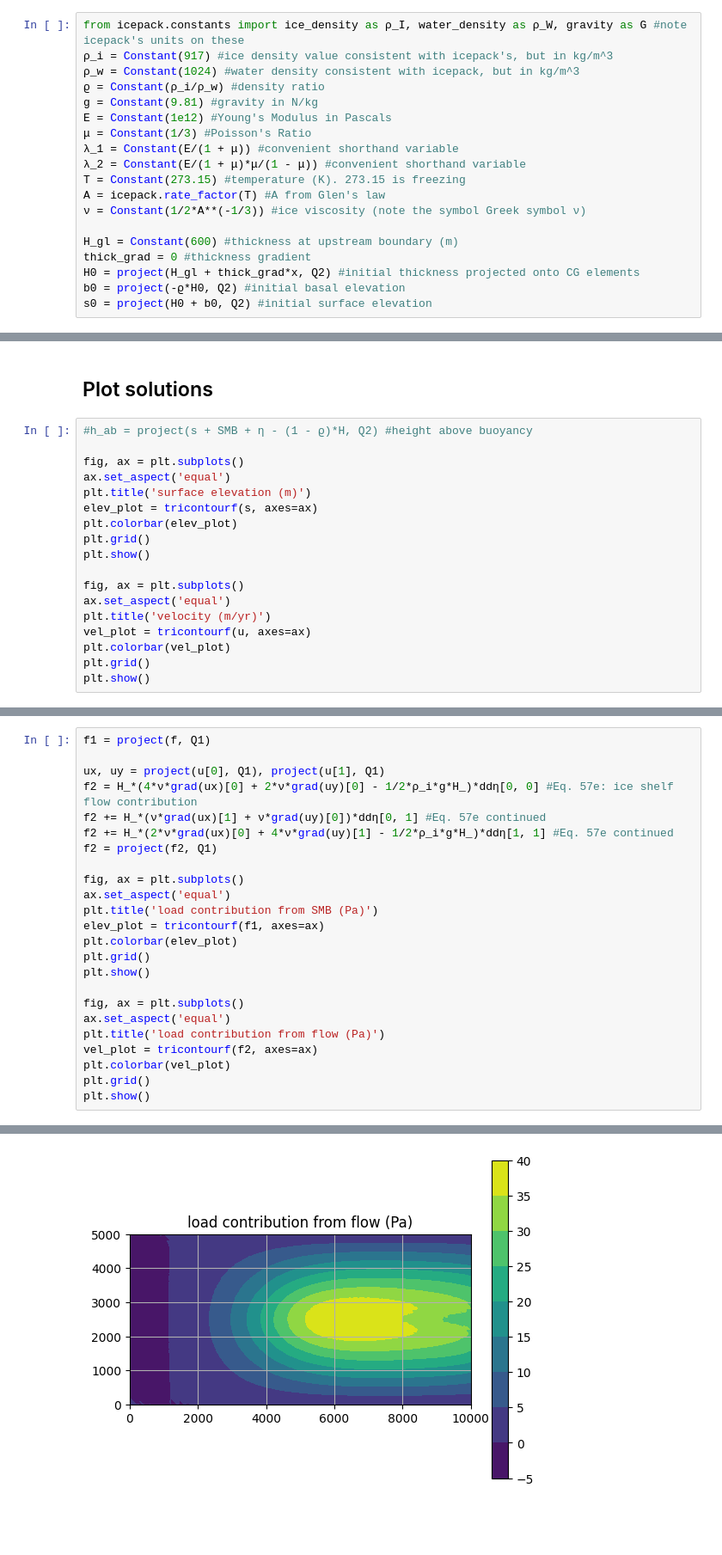
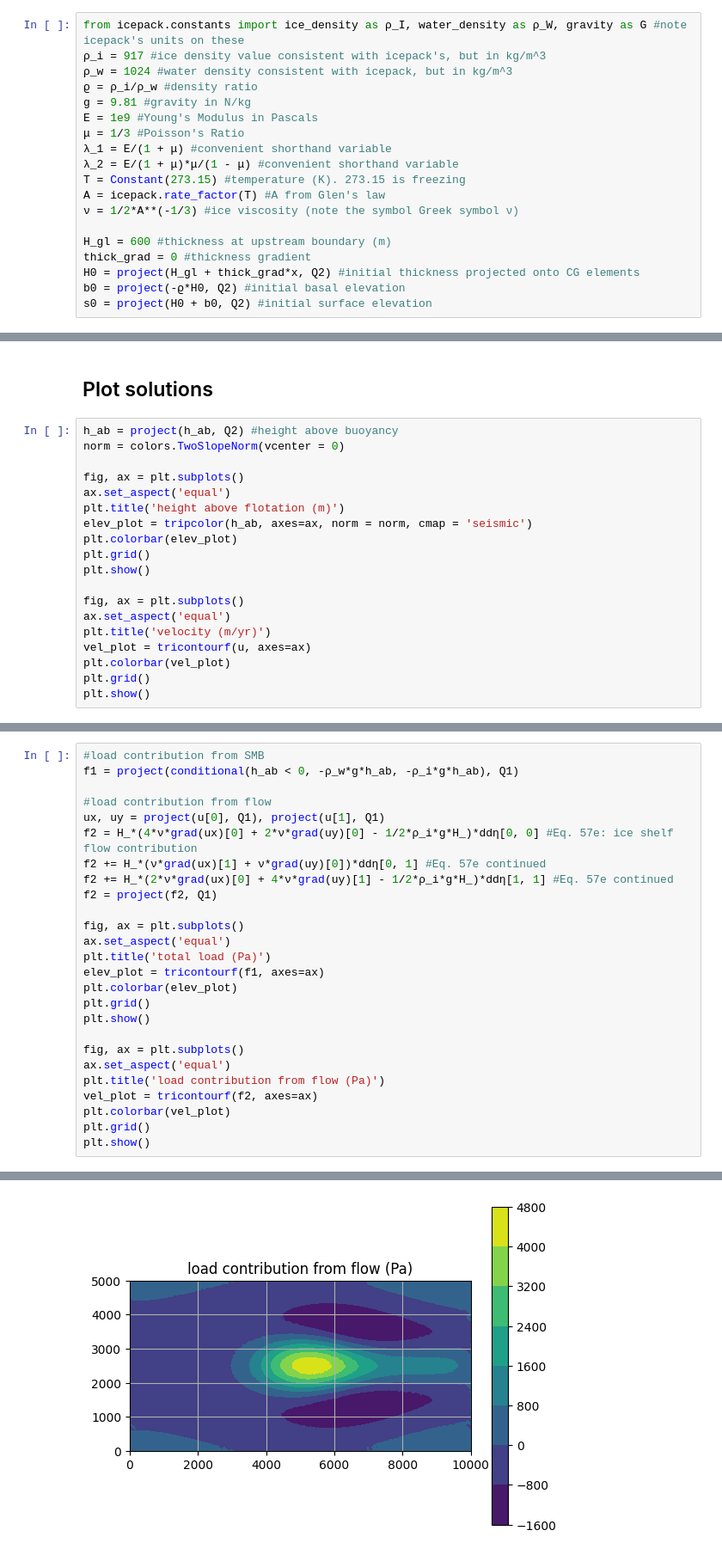
Before and after one commit to chrismiele/weird_flex, a Jupyter notebook: coupled_flow_flexure.ipynb, the cells around one changed output, grey strips where cells are left out. Shown at 86% size. Saved outputs shown, nothing was run; the diff lists cells and outputs as text; blank space fills up the shorter version.

```diff
--- a/coupled_flow_flexure.ipynb
+++ b/coupled_flow_flexure.ipynb
@@ -62,19 +61,19 @@ v = TestFunction(V) #note the Roman v, not to be confused with Greek ν introduc
 ## Physical constants, shelf geometry
 # %%
 from icepack.constants import ice_density as ρ_I, water_density as ρ_W, gravity as G #note icepack's units on these
-ρ_i = Constant(917) #ice density value consistent with icepack's, but in kg/m^3
-ρ_w = Constant(1024) #water density consistent with icepack, but in kg/m^3
-ϱ = Constant(ρ_i/ρ_w) #density ratio
-g = Constant(9.81) #gravity in N/kg
-E = Constant(1e12) #Young's Modulus in Pascals
-μ = Constant(1/3) #Poisson's Ratio
-λ_1 = Constant(E/(1 + μ)) #convenient shorthand variable
-λ_2 = Constant(E/(1 + μ)*μ/(1 - μ)) #convenient shorthand variable
+ρ_i = 917 #ice density value consistent with icepack's, but in kg/m^3
+ρ_w = 1024 #water density consistent with icepack, but in kg/m^3
+ϱ = ρ_i/ρ_w #density ratio
+g = 9.81 #gravity in N/kg
+E = 1e9 #Young's Modulus in Pascals
+μ = 1/3 #Poisson's Ratio
+λ_1 = E/(1 + μ) #convenient shorthand variable
+λ_2 = E/(1 + μ)*μ/(1 - μ) #convenient shorthand variable
 T = Constant(273.15) #temperature (K). 273.15 is freezing
 A = icepack.rate_factor(T) #A from Glen's law
-ν = Constant(1/2*A**(-1/3)) #ice viscosity (note the symbol Greek symbol ν)
+ν = 1/2*A**(-1/3) #ice viscosity (note the symbol Greek symbol ν)
 
-H_gl = Constant(600) #thickness at upstream boundary (m)
+H_gl = 600 #thickness at upstream boundary (m)
 thick_grad = 0 #thickness gradient
 H0 = project(H_gl + thick_grad*x, Q2) #initial thickness projected onto CG elements
 b0 = project(-ϱ*H0, Q2) #initial basal elevation
@@ -264,12 +327,13 @@ for step in tqdm.trange(num_timesteps):
 # %% [markdown]
 ## Plot solutions
 # %%
-#h_ab = project(s + SMB + η - (1 - ϱ)*H, Q2) #height above buoyancy
+h_ab = project(h_ab, Q2) #height above buoyancy
+norm = colors.TwoSlopeNorm(vcenter = 0)
 
 fig, ax = plt.subplots()
 ax.set_aspect('equal')
-plt.title('surface elevation (m)')
-elev_plot = tricontourf(s, axes=ax)
+plt.title('height above flotation (m)')
+elev_plot = tripcolor(h_ab, axes=ax, norm = norm, cmap = 'seismic')
 plt.colorbar(elev_plot)
 plt.grid()
 plt.show()
@@ -334,6 +398,8 @@ Investigate the relative importance of different load contributions in Step 3 (s
 # %%
-f1 = project(f, Q1)
+#load contribution from SMB
+f1 = project(conditional(h_ab < 0, -ρ_w*g*h_ab, -ρ_i*g*h_ab), Q1)
 
+#load contribution from flow
 ux, uy = project(u[0], Q1), project(u[1], Q1)
 f2 = H_*(4*ν*grad(ux)[0] + 2*ν*grad(uy)[0] - 1/2*ρ_i*g*H_)*ddη[0, 0] #Eq. 57e: ice shelf flow contribution
 f2 += H_*(ν*grad(ux)[1] + ν*grad(uy)[0])*ddη[0, 1] #Eq. 57e continued
@@ -342,7 +408,7 @@ f2 = project(f2, Q1)
 
 fig, ax = plt.subplots()
 ax.set_aspect('equal')
-plt.title('load contribution from SMB (Pa)')
+plt.title('total load (Pa)')
 elev_plot = tricontourf(f1, axes=ax)
 plt.colorbar(elev_plot)
 plt.grid()
@@ -360 +426 @@ plt.show()
-[figure, old version]
+[figure, new version]
```
Also changed, not shown: parts of 13 cells of this notebook.
